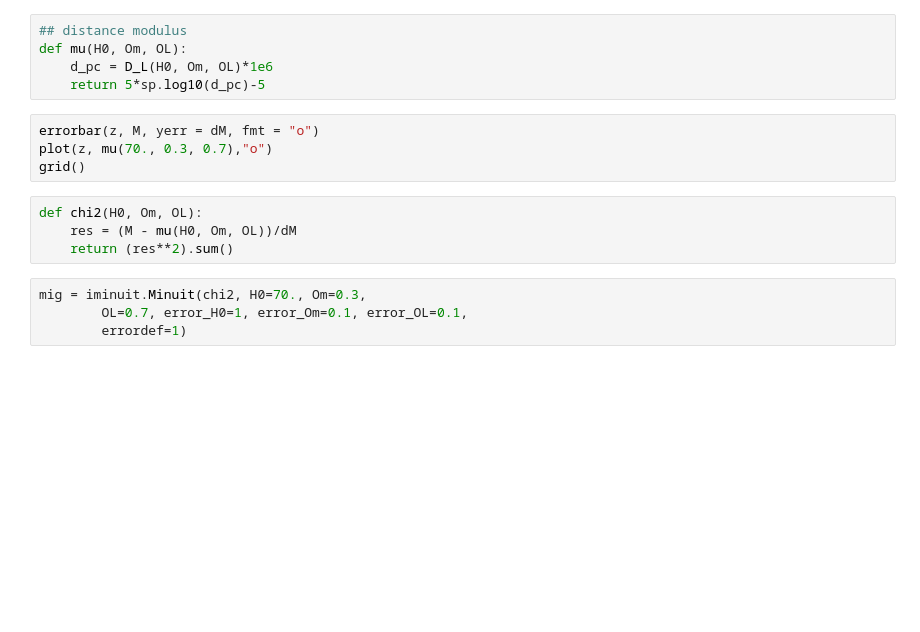
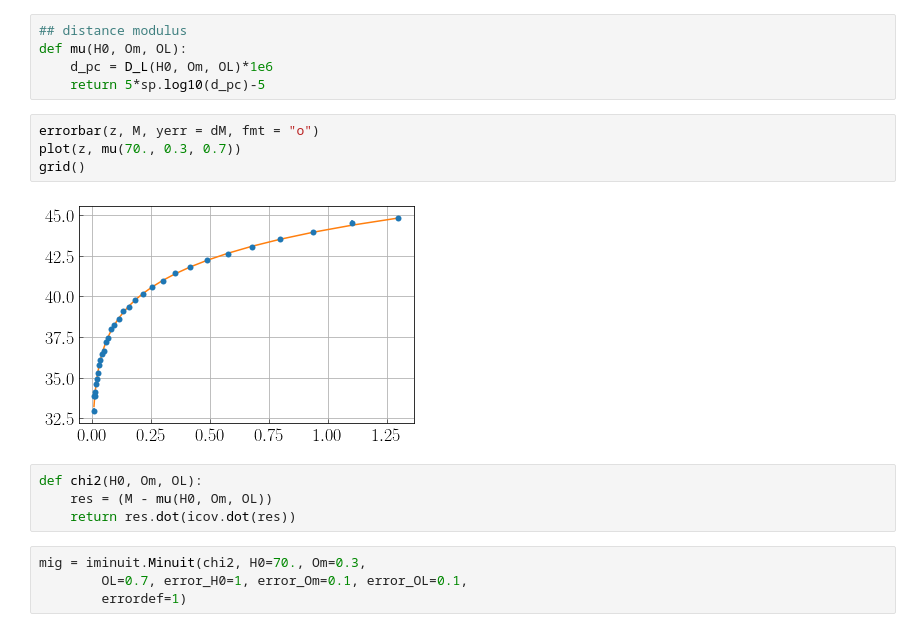
Before and after one commit to ngbusca/notebooks, a Jupyter notebook: CosmoAdv/SN fits.ipynb, the cells around one changed output. Cells and saved outputs as stored; diff of their text form; blank space fills up the shorter version.

```diff
--- a/CosmoAdv/SN fits.ipynb
+++ b/CosmoAdv/SN fits.ipynb
@@ -42,12 +74,14 @@ def mu(H0, Om, OL):
     return 5*sp.log10(d_pc)-5
 # %%
 errorbar(z, M, yerr = dM, fmt = "o")
-plot(z, mu(70., 0.3, 0.7),"o")
+plot(z, mu(70., 0.3, 0.7))
 grid()
+# %% [output]
+[figure, added]
 # %%
 def chi2(H0, Om, OL):
-    res = (M - mu(H0, Om, OL))/dM
-    return (res**2).sum()
+    res = (M - mu(H0, Om, OL))
+    return res.dot(icov.dot(res))
 # %%
 mig = iminuit.Minuit(chi2, H0=70., Om=0.3,
         OL=0.7, error_H0=1, error_Om=0.1, error_OL=0.1,
```
Also changed, not shown: parts of 17 cells of this notebook, 2 other files.
